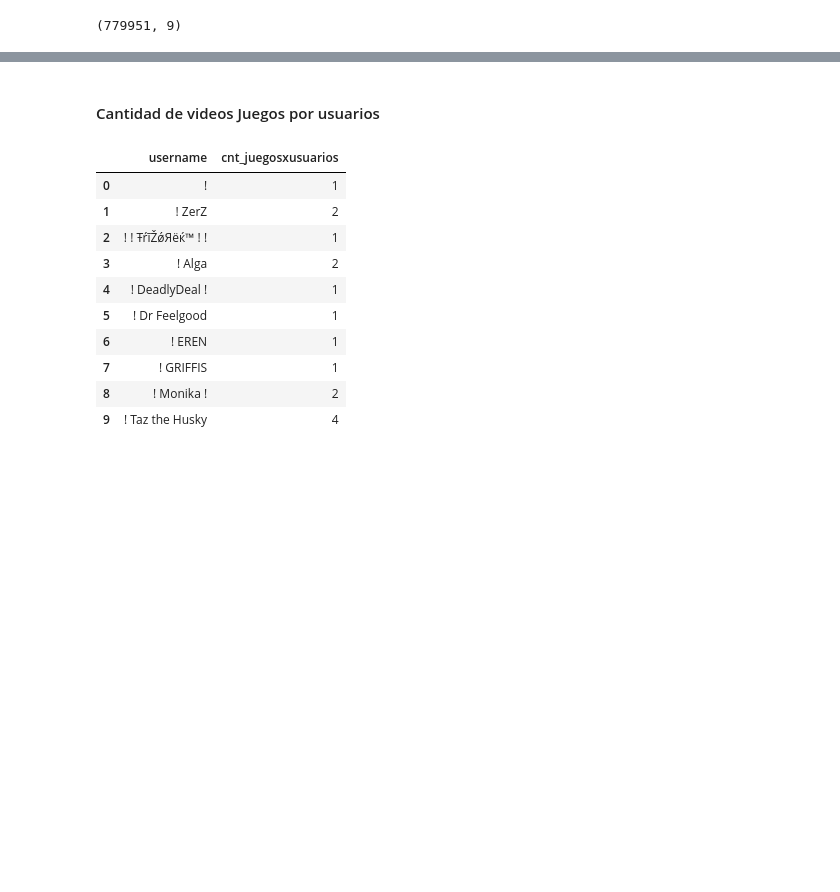
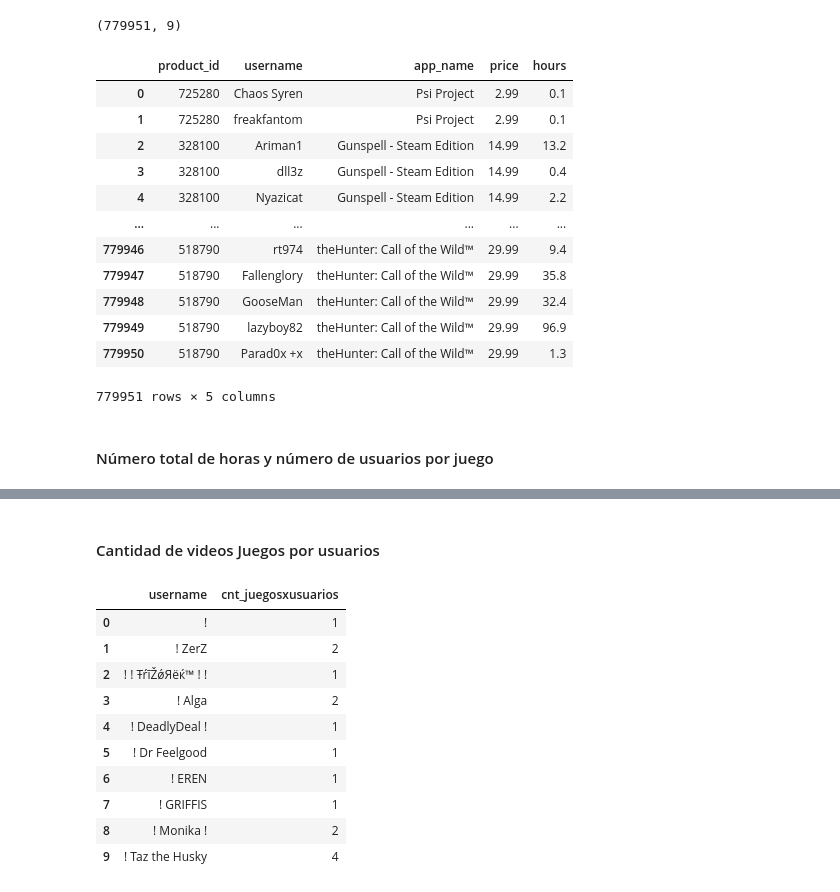
Before and after one commit to gonzalogperez/sistemas-recomendacion-steam, a Jupyter notebook: DS_Proyecto_03_SR.ipynb, the cells around one changed output, grey strips where cells are left out. Saved outputs shown, nothing was run; the diff lists cells and outputs as text; code cells hidden in the pictures; blank space fills up the shorter version.

```diff
--- a/DS_Proyecto_03_SR.ipynb
+++ b/DS_Proyecto_03_SR.ipynb
@@ -229,3 +253,22 @@ df.head(2)
 df.shape
 # %% [output]
 (779951, 9)
+# %%
+df1 = df[['product_id','username','app_name','price','hours']]
+df1
+# %% [output]
+|  | product_id | username | app_name | price | hours |
+| 0 | 725280 | Chaos Syren | Psi Project | 2.99 | 0.1 |
+| 1 | 725280 | freakfantom | Psi Project | 2.99 | 0.1 |
+| 2 | 328100 | Ariman1 | Gunspell - Steam Edition | 14.99 | 13.2 |
+| 3 | 328100 | dll3z | Gunspell - Steam Edition | 14.99 | 0.4 |
+| 4 | 328100 | Nyazicat | Gunspell - Steam Edition | 14.99 | 2.2 |
+| ... | ... | ... | ... | ... | ... |
+| 779946 | 518790 | rt974 | theHunter: Call of the Wild™ | 29.99 | 9.4 |
+| 779947 | 518790 | Fallenglory | theHunter: Call of the Wild™ | 29.99 | 35.8 |
+| 779948 | 518790 | GooseMan | theHunter: Call of the Wild™ | 29.99 | 32.4 |
+| 779949 | 518790 | lazyboy82 | theHunter: Call of the Wild™ | 29.99 | 96.9 |
+| 779950 | 518790 | Parad0x +x | theHunter: Call of the Wild™ | 29.99 | 1.3 |
+779951 rows × 5 columns
+# %% [markdown]
+#### Número total de horas y número de usuarios por juego
```
Also changed, not shown: parts of 14 cells of this notebook.
